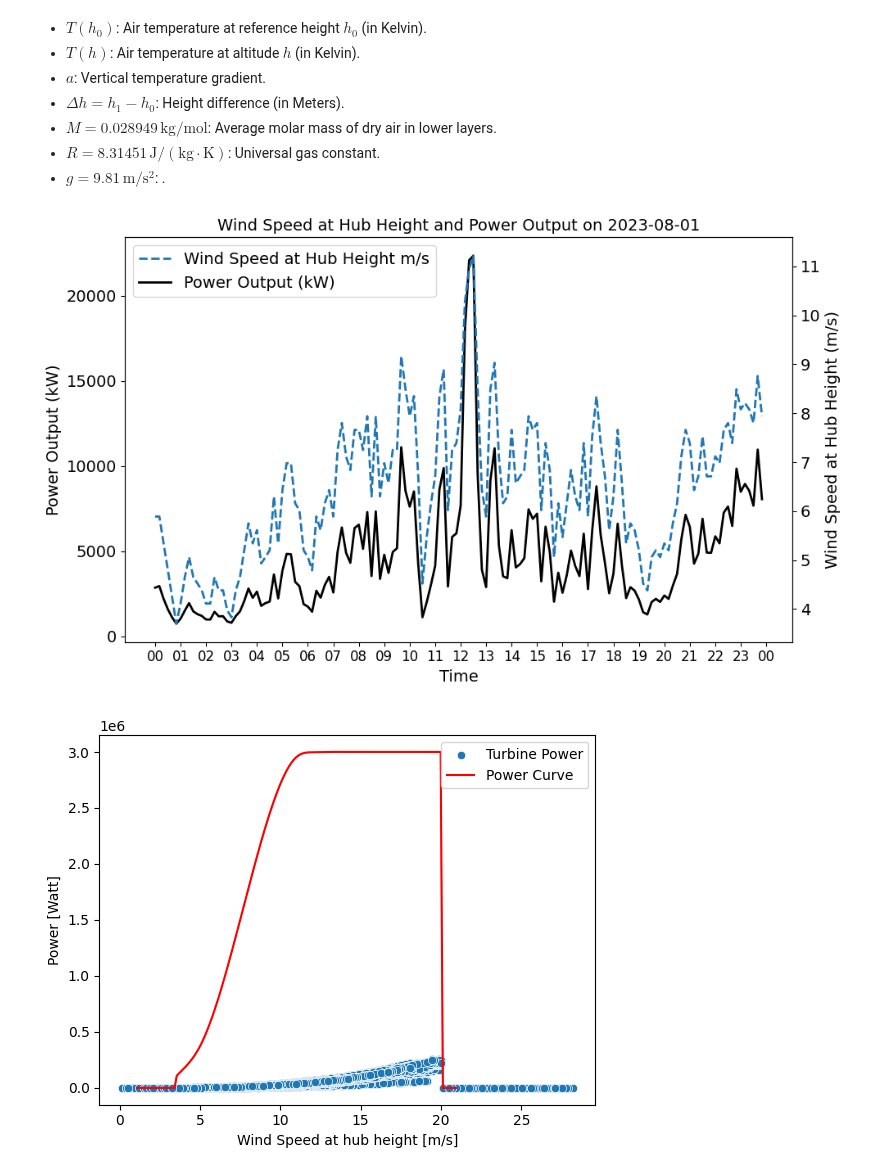
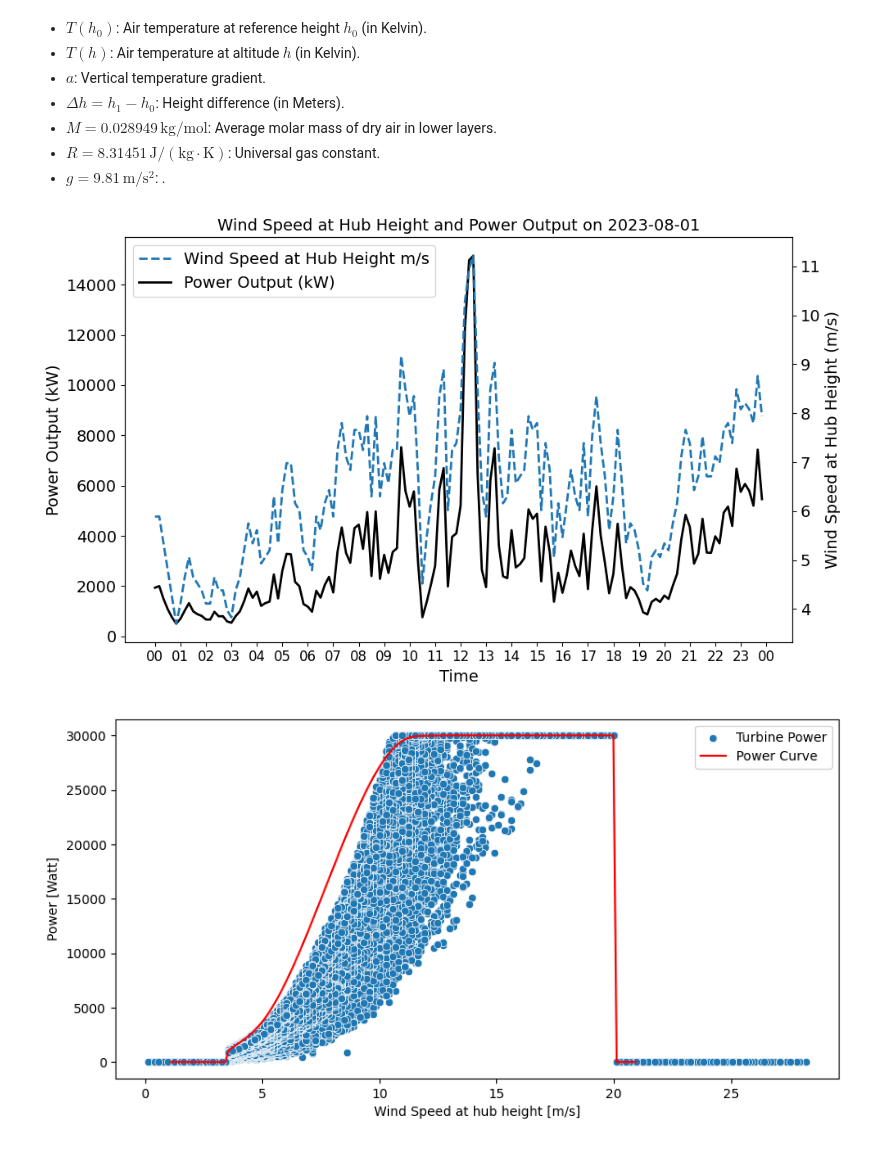
Before and after one commit to vikwal/synthetic_re_data_generation, a Jupyter notebook: generate_wind.ipynb, the cells around one changed output. Drawn from its saved outputs; the diff is of its cells as text; code cells hidden in the pictures.

```diff
--- a/generate_wind.ipynb
+++ b/generate_wind.ipynb
@@ -444,10 +444,10 @@ def get_power_curve(data: pd.DataFrame,
                     power_curve: pd.Series,
                     params: dict) -> pd.Series:
     wind = data[[params["v_wind_hub"]["param"]]]
-    power = pd.merge(wind, power_curve,left_on = params["v_wind_hub"]["param"], right_on='wind_speed', how="left")
+    power = pd.merge(wind, power_curve,left_on=params["v_wind_hub"]["param"], right_on='wind_speed', how="left")
     power.index = wind.index
     #C_p = (power["power"]/1000) / (0.5 * rho * rotor_area * wind["v_wind_hub"]**3)
-    return power['power']
+    return power['power'] / 100
 
 def get_C_p(data: pd.DataFrame,
             cp_curves: pd.Series,
@@ -455,7 +455,7 @@ def get_C_p(data: pd.DataFrame,
             adj_params: dict):
     wind = data[[params["v_wind_hub"]["param"]]]
     cp_curve = cp_curves[[adj_params["turbine"]]]
-    C_p = pd.merge(wind, cp_curve,left_on = params["v_wind_hub"]["param"], right_index=True, how="left")[adj_params["turbine"]]
+    C_p = pd.merge(wind, cp_curve,left_on=params["v_wind_hub"]["param"], right_index=True, how="left")[adj_params["turbine"]]
     return C_p
 
 def get_saturated_vapor_pressure(temperature: pd.Series,
@@ -533,11 +533,10 @@ def get_features(data: pd.DataFrame,
     return data
 
 def generate_wind_power(data: pd.DataFrame,
-                        power_curve: pd.DataFrame,
                         params: dict,
                         adj_params: dict
                         ) -> pd.DataFrame:
-    rated_power = power_curve["power"].max()  # Watts
+    rated_power = data[params['power_curve']['param']].max()  # Watts
     rotor_diameter = adj_params['rotor_diameter']
     Cp = adj_params["Cp"] #data[params['C_p']['param']]
     cut_in, cut_out = get_cut_in_cut_out_speeds(power_curve=power_curve)
@@ -630,9 +629,8 @@ df = get_features(data=df,
                   adj_params=adj_params)
 
 df = generate_wind_power(data=df,
-                            power_curve=power_curve,
-                            params=params,
-                            adj_params=adj_params)
+                        params=params,
+                        adj_params=adj_params)
 # %%
 day = '2023-08-01'
 feature='v_wind_hub'
@@ -642,15 +640,17 @@ plot_power_and_feature(data=df,
                         feature=feature,
                         power=df[params['power']['param']])
 # %% [output]
-[figure, old version]
+[figure, new version]
 # %%
+fig = plt.figure(figsize=(10,5))
+
 sns.scatterplot(x=df[params['v_wind_hub']['param']], y=df[params['power']['param']], label='Turbine Power')
 sns.lineplot(x=df[params['v_wind_hub']['param']], y=df[params['power_curve']['param']], color='red', label='Power Curve')
 
 plt.xlabel('Wind Speed at hub height [m/s]')
 plt.ylabel('Power [Watt]')
 plt.legend()
 
 plt.show()
 # %% [output]
-[figure, old version]
+[figure, new version]
```
Also changed, not shown: 3 other files.
